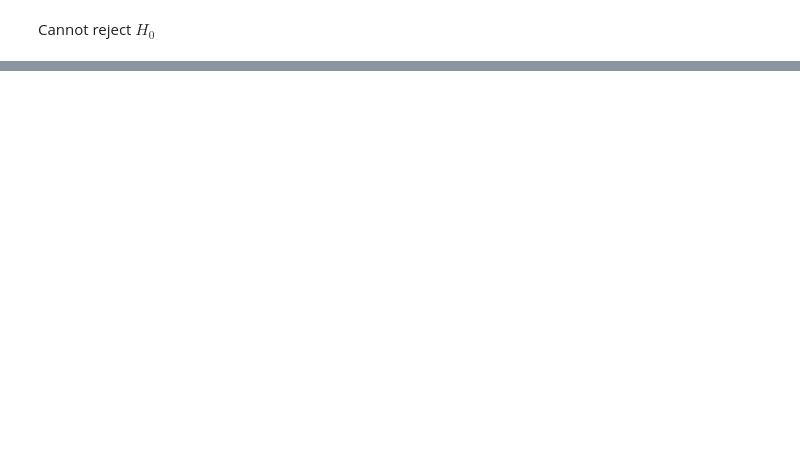
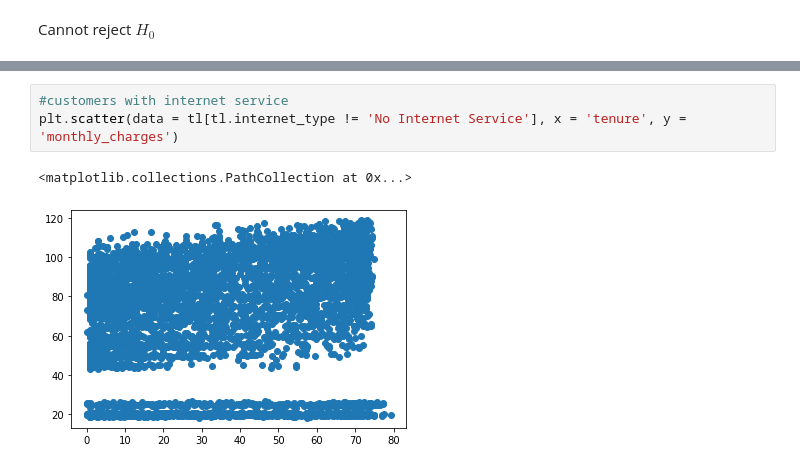
Before and after one commit to stephenfitzsimon/statistics-exercises, a Jupyter notebook: hypothesis_testing.ipynb, the cells around one changed output, grey strips where cells are left out. Saved outputs shown, nothing was run; the diff lists cells and outputs as text; blank space fills up the shorter version.

```diff
--- a/hypothesis_testing.ipynb
+++ b/hypothesis_testing.ipynb
@@ -496,0 +444,6 @@ Use the sleepstudy data. Is there a relationship between days and reaction time?
+# %%
+#customers with internet service
+plt.scatter(data = tl[tl.internet_type != 'No Internet Service'], x = 'tenure', y = 'monthly_charges')
+# %% [output]
+<matplotlib.collections.PathCollection at 0x...>
+[figure, added]
```
Also changed, not shown: parts of 115 cells of this notebook.
